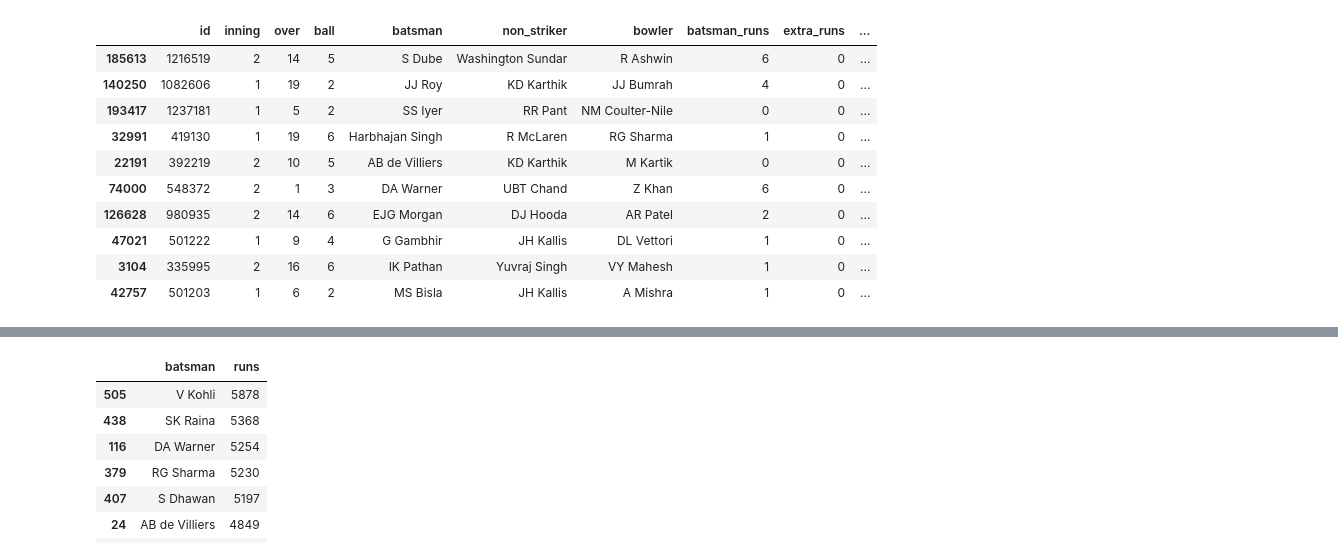
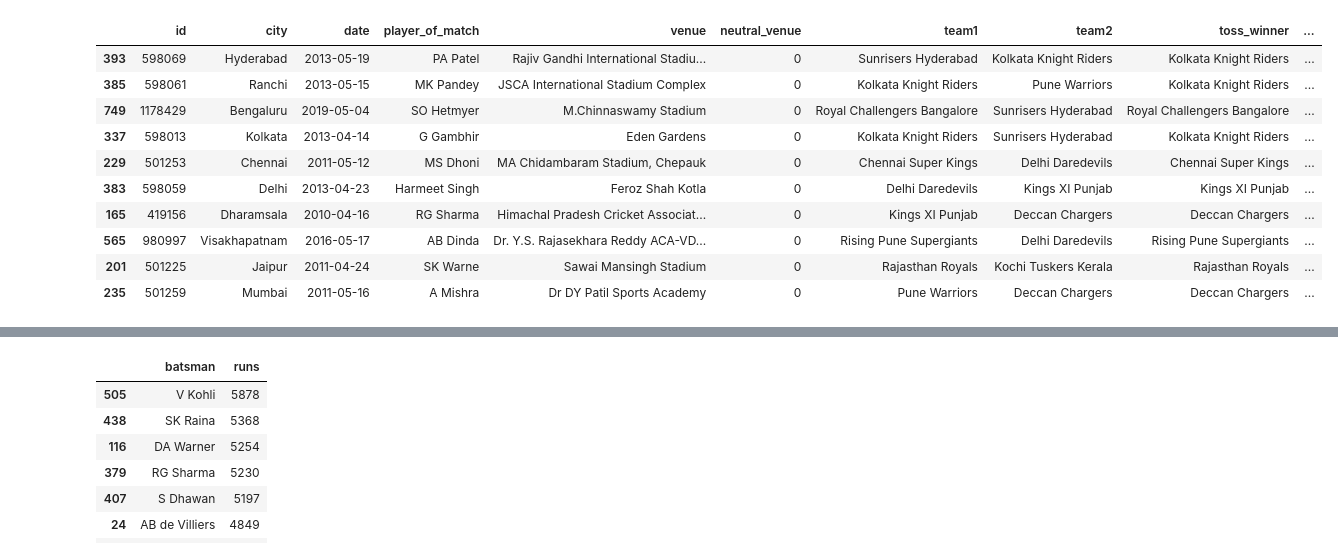
Before and after one commit to Nymisha-ruby/Experiments, a Jupyter notebook: ipl.ipynb, the cells around one changed output, grey strips where cells are left out. Cells and saved outputs as stored; diff of their text form; code cells hidden in the pictures.

```diff
--- a/ipl.ipynb
+++ b/ipl.ipynb
@@ -10,14 +28,14 @@ matches = pd.read_excel('/content/drive/MyDrive/Book2.xlsx')
 # %%
-data.sample(10)
+matches.sample(10)
 # %% [output]
-|  | id | inning | over | ball | batsman | non_striker | bowler | batsman_runs | extra_runs | ... |
-| 185613 | 1216519 | 2 | 14 | 5 | S Dube | Washington Sundar | R Ashwin | 6 | 0 | ... |
-| 140250 | 1082606 | 1 | 19 | 2 | JJ Roy | KD Karthik | JJ Bumrah | 4 | 0 | ... |
-| 193417 | 1237181 | 1 | 5 | 2 | SS Iyer | RR Pant | NM Coulter-Nile | 0 | 0 | ... |
-| 32991 | 419130 | 1 | 19 | 6 | Harbhajan Singh | R McLaren | RG Sharma | 1 | 0 | ... |
-| 22191 | 392219 | 2 | 10 | 5 | AB de Villiers | KD Karthik | M Kartik | 0 | 0 | ... |
-| 74000 | 548372 | 2 | 1 | 3 | DA Warner | UBT Chand | Z Khan | 6 | 0 | ... |
-| 126628 | 980935 | 2 | 14 | 6 | EJG Morgan | DJ Hooda | AR Patel | 2 | 0 | ... |
-| 47021 | 501222 | 1 | 9 | 4 | G Gambhir | JH Kallis | DL Vettori | 1 | 0 | ... |
-| 3104 | 335995 | 2 | 16 | 6 | IK Pathan | Yuvraj Singh | VY Mahesh | 1 | 0 | ... |
-| 42757 | 501203 | 1 | 6 | 2 | MS Bisla | JH Kallis | A Mishra | 1 | 0 | ... |
+|  | id | city | date | player_of_match | venue | neutral_venue | team1 | team2 | toss_winner | ... |
+| 393 | 598069 | Hyderabad | 2013-05-19 | PA Patel | Rajiv Gandhi International Stadiu... | 0 | Sunrisers Hyderabad | Kolkata Knight Riders | Kolkata Knight Riders | ... |
+| 385 | 598061 | Ranchi | 2013-05-15 | MK Pandey | JSCA International Stadium Complex | 0 | Kolkata Knight Riders | Pune Warriors | Kolkata Knight Riders | ... |
+| 749 | 1178429 | Bengaluru | 2019-05-04 | SO Hetmyer | M.Chinnaswamy Stadium | 0 | Royal Challengers Bangalore | Sunrisers Hyderabad | Royal Challengers Bangalore | ... |
+| 337 | 598013 | Kolkata | 2013-04-14 | G Gambhir | Eden Gardens | 0 | Kolkata Knight Riders | Sunrisers Hyderabad | Kolkata Knight Riders | ... |
+| 229 | 501253 | Chennai | 2011-05-12 | MS Dhoni | MA Chidambaram Stadium, Chepauk | 0 | Chennai Super Kings | Delhi Daredevils | Chennai Super Kings | ... |
+| 383 | 598059 | Delhi | 2013-04-23 | Harmeet Singh | Feroz Shah Kotla | 0 | Delhi Daredevils | Kings XI Punjab | Kings XI Punjab | ... |
+| 165 | 419156 | Dharamsala | 2010-04-16 | RG Sharma | Himachal Pradesh Cricket Associat... | 0 | Kings XI Punjab | Deccan Chargers | Deccan Chargers | ... |
+| 565 | 980997 | Visakhapatnam | 2016-05-17 | AB Dinda | Dr. Y.S. Rajasekhara Reddy ACA-VD... | 0 | Rising Pune Supergiants | Delhi Daredevils | Rising Pune Supergiants | ... |
+| 201 | 501225 | Jaipur | 2011-04-24 | SK Warne | Sawai Mansingh Stadium | 0 | Rajasthan Royals | Kochi Tuskers Kerala | Rajasthan Royals | ... |
+| 235 | 501259 | Mumbai | 2011-05-16 | A Mishra | Dr DY Patil Sports Academy | 0 | Pune Warriors | Deccan Chargers | Deccan Chargers | ... |
```
Also changed, not shown: parts of 15 cells of this notebook.
